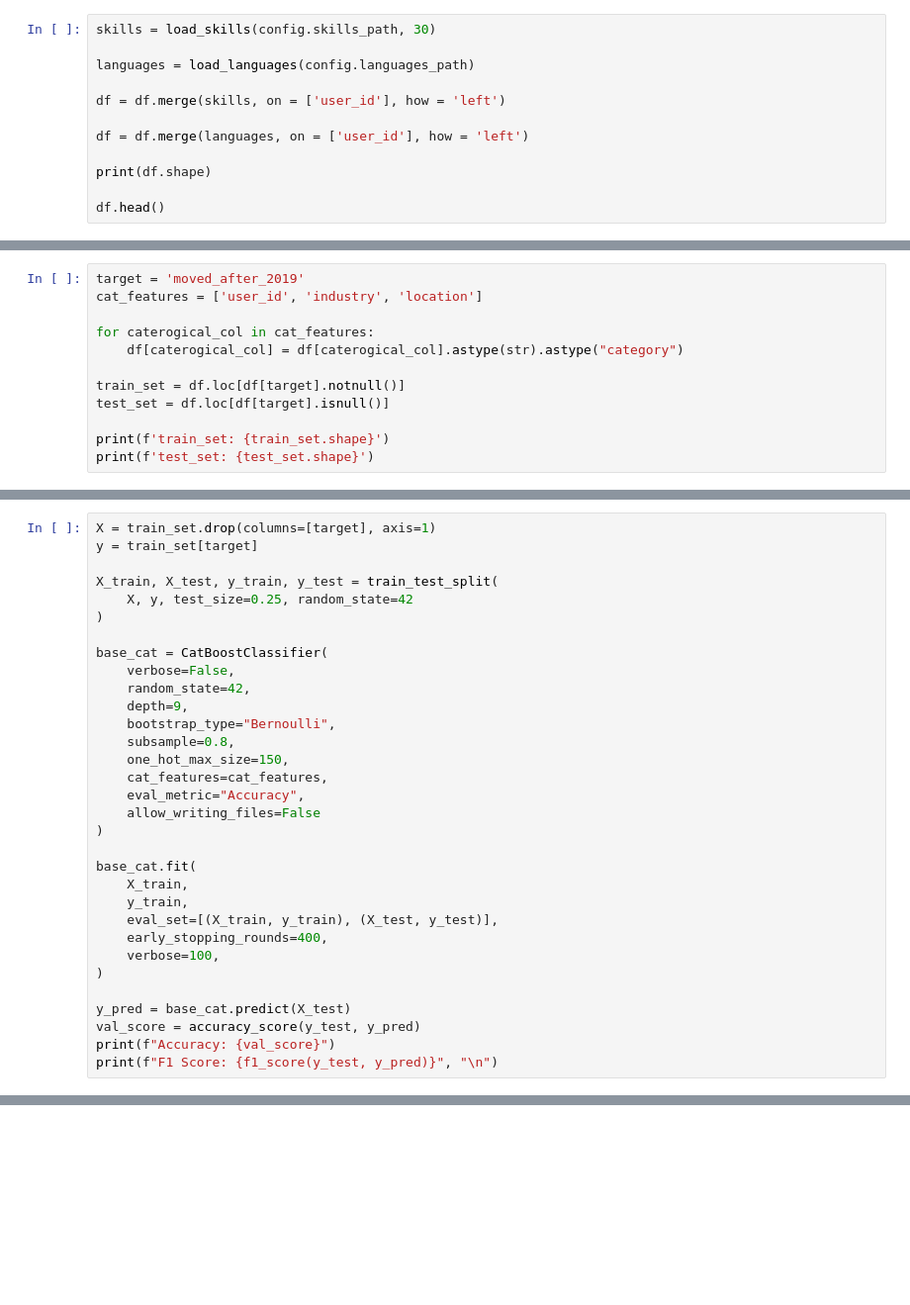
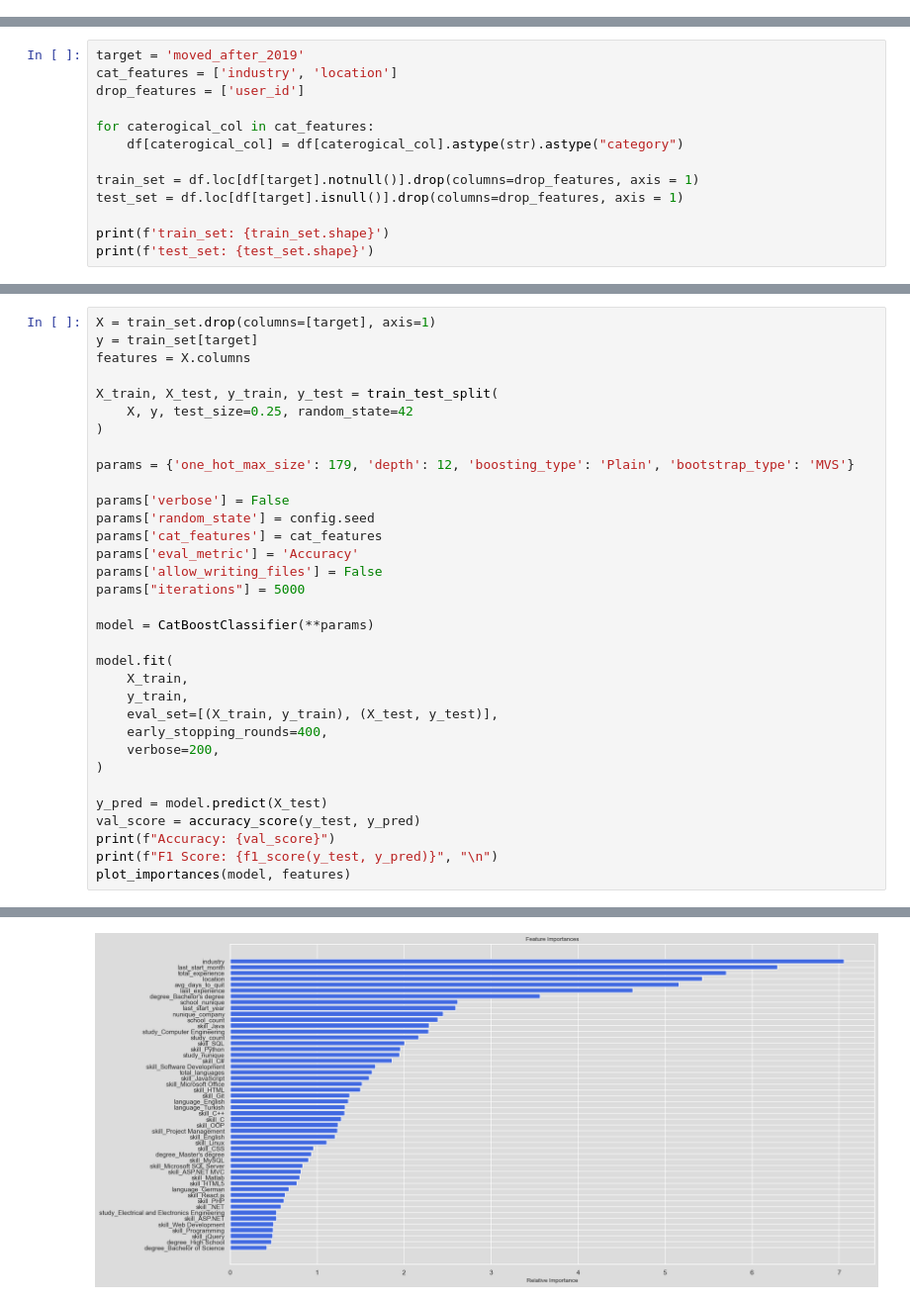
Before and after one commit to sercanyesiloz/Garanti-BBVA-Data-Camp-Coderspace, a Jupyter notebook: Baseline.ipynb, the cells around one changed output, grey strips where cells are left out. Shown: that part at 99% size. Drawn from its saved outputs; the diff is of its cells as text; blank space fills up the shorter version.

```diff
--- a/Baseline.ipynb
+++ b/Baseline.ipynb
@@ -89,12 +87,0 @@ df
-# %%
-skills = load_skills(config.skills_path, 30)
-
-languages = load_languages(config.languages_path)
-
-df = df.merge(skills, on = ['user_id'], how = 'left')
-
-df = df.merge(languages, on = ['user_id'], how = 'left')
-
-print(df.shape)
-
-df.head()
@@ -112,12 +88,13 @@ Frequency of top 100 skills after preprocess: 617773
 # %%
 target = 'moved_after_2019'
-cat_features = ['user_id', 'industry', 'location']
+cat_features = ['industry', 'location']
+drop_features = ['user_id']
 
 for caterogical_col in cat_features:
     df[caterogical_col] = df[caterogical_col].astype(str).astype("category")
 
-train_set = df.loc[df[target].notnull()]
-test_set = df.loc[df[target].isnull()]
+train_set = df.loc[df[target].notnull()].drop(columns=drop_features, axis = 1)
+test_set = df.loc[df[target].isnull()].drop(columns=drop_features, axis = 1)
 
 print(f'train_set: {train_set.shape}')
 print(f'test_set: {test_set.shape}')
@@ -127,33 +104,34 @@ test_set: (13255, 47)
 # %%
 X = train_set.drop(columns=[target], axis=1)
 y = train_set[target]
+features = X.columns
 
 X_train, X_test, y_train, y_test = train_test_split(
     X, y, test_size=0.25, random_state=42
 )
 
-base_cat = CatBoostClassifier(
-    verbose=False,
-    random_state=42,
-    depth=9,
-    bootstrap_type="Bernoulli",
-    subsample=0.8,
-    one_hot_max_size=150,
-    cat_features=cat_features,
-    eval_metric="Accuracy",
-    allow_writing_files=False
-)
+params = {'one_hot_max_size': 179, 'depth': 12, 'boosting_type': 'Plain', 'bootstrap_type': 'MVS'}
 
-base_cat.fit(
+params['verbose'] = False
+params['random_state'] = config.seed
+params['cat_features'] = cat_features
+params['eval_metric'] = 'Accuracy'
+params['allow_writing_files'] = False
+params["iterations"] = 5000
+
+model = CatBoostClassifier(**params)
+
+model.fit(
     X_train,
     y_train,
     eval_set=[(X_train, y_train), (X_test, y_test)],
     early_stopping_rounds=400,
-    verbose=100,
+    verbose=200,
 )
 
-y_pred = base_cat.predict(X_test)
+y_pred = model.predict(X_test)
 val_score = accuracy_score(y_test, y_pred)
 print(f"Accuracy: {val_score}")
 print(f"F1 Score: {f1_score(y_test, y_pred)}", "\n")
+plot_importances(model, features)
 # %% [output]
@@ -178,0 +155 @@ F1 Score: 0.513265798359865
+[figure, added]
```
Also changed, not shown: parts of 17 cells of this notebook, 4 other files.
